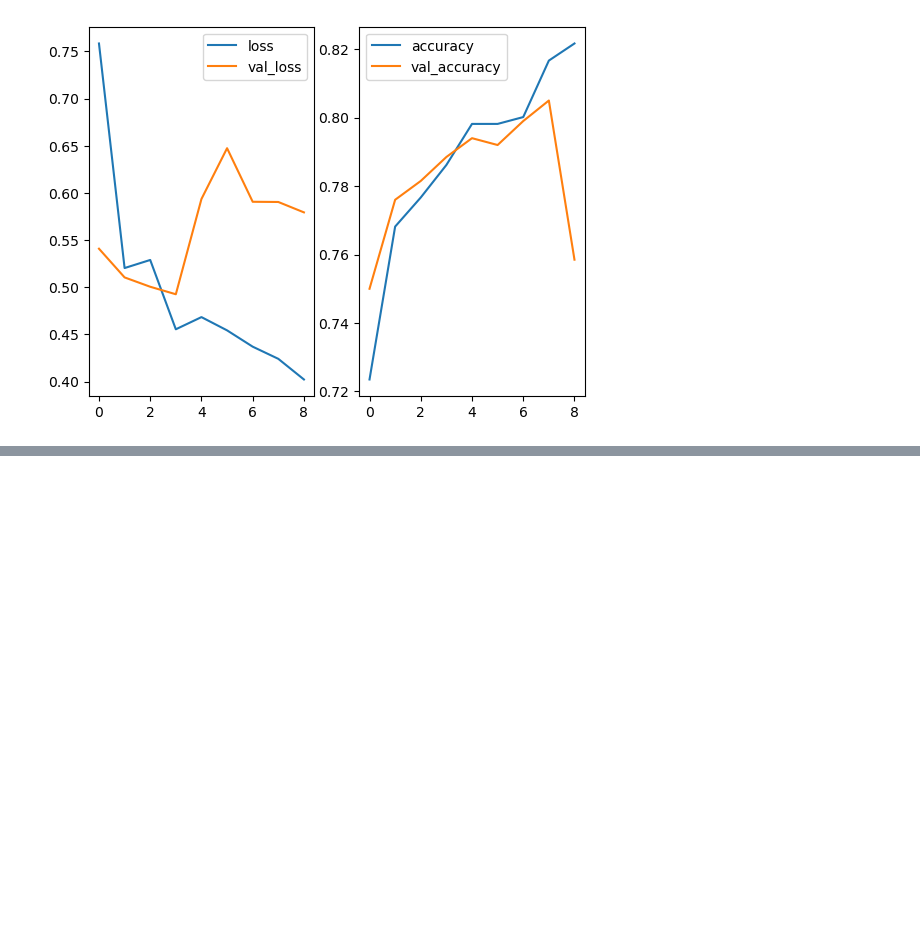
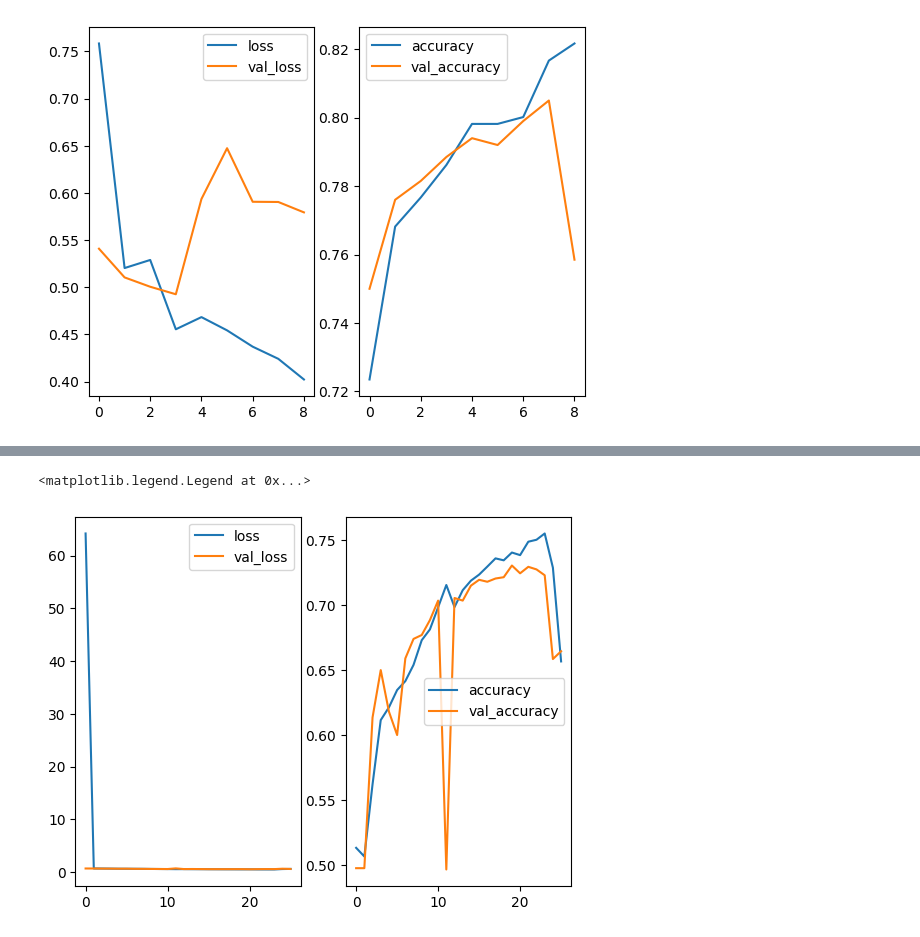
Before and after one commit to andslot/RADeepLearningCourseProject, a Jupyter notebook: project/codeSnippets/CNNtest.ipynb, the cells around one changed output, grey strips where cells are left out. Drawn from its saved outputs; the diff is of its cells as text; code cells hidden in the pictures; blank space fills up the shorter version.

Commit message:
Started transfer model

```diff
--- a/project/codeSnippets/CNNtest.ipynb
+++ b/project/codeSnippets/CNNtest.ipynb
@@ -19,5 +46,5 @@ print(os.listdir(pathBreast + "breast_benign"))
 # %%
-pathBreast = "../data/Multi Cancer/Breast Cancer/"
+pathBreast = "data/Multi Cancer/Breast Cancer/"
 
 images, labels = [], []
 for category in os.listdir(pathBreast):
@@ -211,0 +309,31 @@ plt.legend(['accuracy', 'val_accuracy'])
+# %%
+#STEM Network
+cancer_inception_inputs = layer.Input(shape=(224, 224,3))
+conv1 = layer.Conv2D(64,(7,7),strides=2, padding="same", activation="relu")(cancer_inception_inputs)
+mxPool1 = layer.MaxPool2D((3,3),strides=2)(conv1)
+conv2 = layer.Conv2D(64, (1,1), activation="relu")(mxPool1)
+conv3 = layer.Conv2D(192, (3,3), padding="same", activation="relu")(conv2)
+mxPool2 = layer.MaxPool2D((3,3),strides=2, padding="same")(conv3)
+
+#Inception layer
+conv2_1 = layer.Conv2D(64,(1,1), activation="relu")(mxPool2)
+conv2_2 = layer.Conv2D(64,(1,1), activation="relu")(mxPool2)
+mxPool2_1 = layer.MaxPool2D((3,3), strides=1, padding="same")(mxPool2)
+# Second inception layer
+conv2_3 = layer.Conv2D(64,(1,1), activation="relu")(mxPool2)
+conv2_4 = layer.Conv2D(128,(3,3), padding="same", activation="relu")(conv2_1)
+conv2_5 = layer.Conv2D(32, (5,5), padding = "same", activation="relu")(conv2_2)
+conv2_6 = layer.Conv2D(64,(1,1), activation="relu")(mxPool2_1)
+conc2 = layer.Concatenate()([conv2_3,conv2_4,conv2_5,conv2_6])
+
+gAvg = layer.AveragePooling2D((5,5), strides=3)(conc2)
+conv3_1 = layer.Conv2D(128,(1,1), activation="relu")(gAvg)
+net_out = layer.Flatten()(conv3_1)
+fc1 = layer.Dense(1028, activation="relu")(net_out)
+cancer_output = layer.Dense(2, activation="softmax")(fc1)
+
+
+cancer_model = Model(cancer_inception_inputs, cancer_output)
+cancer_model.compile(optimizer=opt.Adam(learning_rate=0.01), loss='categorical_crossentropy', metrics=['accuracy'])
+# %%
+cancer_model_hist = cancer_model.fit(x_train, y_train, batch_size=256, epochs=100, callbacks=[callbakcs], verbose=1, validation_data=(x_val, y_val), shuffle=True)
@@ -211,0 +358,12 @@ plt.legend(['accuracy', 'val_accuracy'])
+# %%
+plt.subplot(1, 2, 1)
+plt.plot(cancer_model_hist.epoch, cancer_model_hist.history['loss'])
+plt.plot(cancer_model_hist.epoch, cancer_model_hist.history['val_loss'])
+plt.legend(['loss', 'val_loss'])
+plt.subplot(1, 2, 2)
+plt.plot(cancer_model_hist.epoch, cancer_model_hist.history['accuracy'])
+plt.plot(cancer_model_hist.epoch, cancer_model_hist.history['val_accuracy'])
+plt.legend(['accuracy', 'val_accuracy'])
+# %% [output]
+<matplotlib.legend.Legend at 0x...>
+[figure, added]
```
Also changed, not shown: parts of 13 cells of this notebook.
